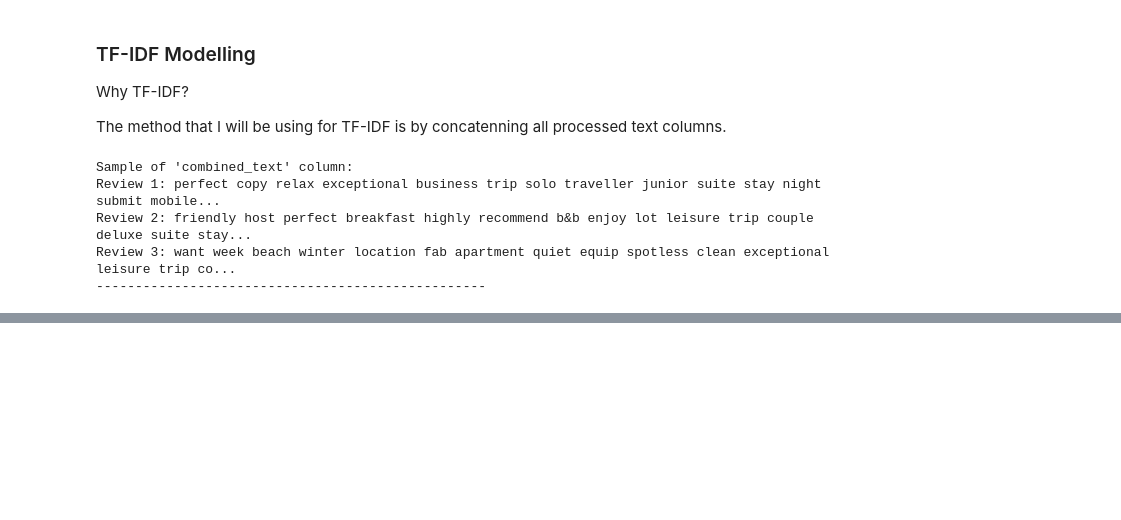
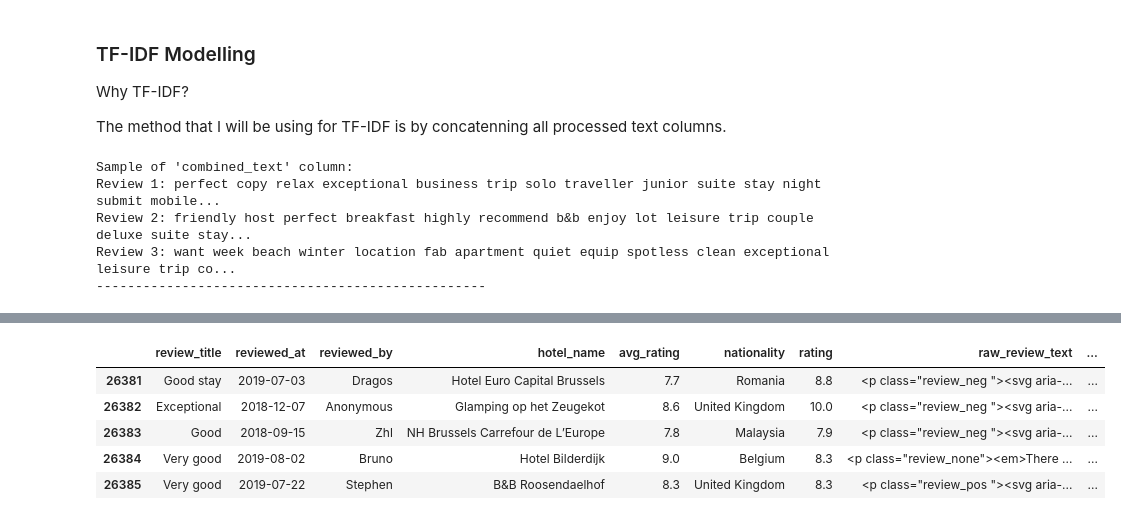
Before and after one commit to KBE25/hotel_sentiment, a Jupyter notebook: notebook.ipynb, the cells around one changed output, grey strips where cells are left out. Drawn from its saved outputs; the diff is of its cells as text; code cells hidden in the pictures; blank space fills up the shorter version.

```diff
--- a/notebook.ipynb
+++ b/notebook.ipynb
@@ -682,0 +1027,9 @@ No negated features found in the vocabulary (or no negations in data).
+# %%
+df_filtered.tail()
+# %% [output]
+|  | review_title | reviewed_at | reviewed_by | hotel_name | avg_rating | nationality | rating | raw_review_text | ... |
+| 26381 | Good stay | 2019-07-03 | Dragos | Hotel Euro Capital Brussels | 7.7 | Romania | 8.8 | <p class="review_neg "><svg aria-... | ... |
+| 26382 | Exceptional | 2018-12-07 | Anonymous | Glamping op het Zeugekot | 8.6 | United Kingdom | 10.0 | <p class="review_neg "><svg aria-... | ... |
+| 26383 | Good | 2018-09-15 | Zhl | NH Brussels Carrefour de L’Europe | 7.8 | Malaysia | 7.9 | <p class="review_neg "><svg aria-... | ... |
+| 26384 | Very good | 2019-08-02 | Bruno | Hotel Bilderdijk | 9.0 | Belgium | 8.3 | <p class="review_none"><em>There ... | ... |
+| 26385 | Very good | 2019-07-22 | Stephen | B&B Roosendaelhof | 8.3 | United Kingdom | 8.3 | <p class="review_pos "><svg aria-... | ... |
```
Also changed, not shown: parts of 40 cells of this notebook.
